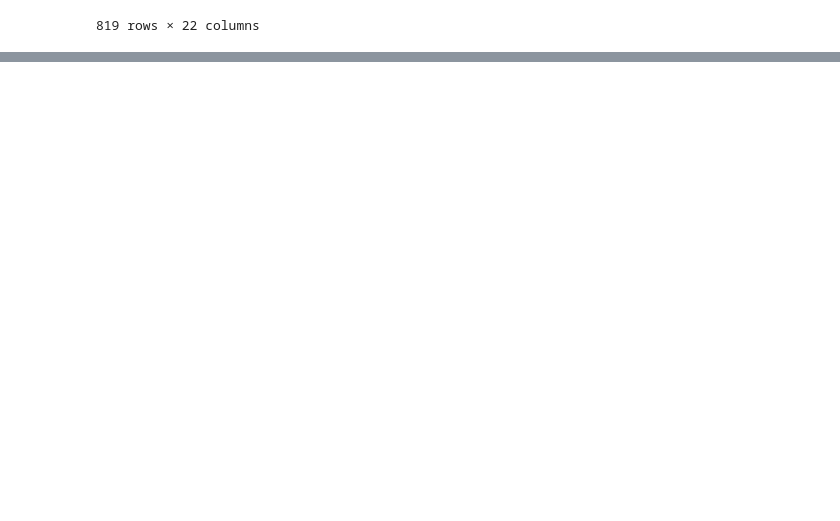
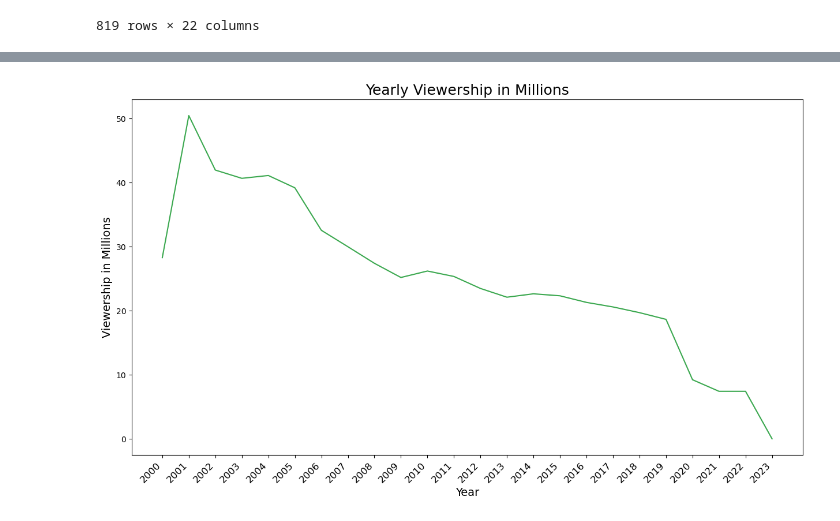
Before and after one commit to Erica-Exotica/DA8-capstone, a Jupyter notebook: notebook/CapstoneV2.ipynb, the cells around one changed output, grey strips where cells are left out. Saved outputs shown, nothing was run; the diff lists cells and outputs as text; code cells hidden in the pictures; blank space fills up the shorter version.

Commit message:
line graph

```diff
--- a/notebook/CapstoneV2.ipynb
+++ b/notebook/CapstoneV2.ipynb
@@ -89,6 +89,8 @@ seasons_df
 tables = soup.find_all('table', attrs={'class': 'wikitable'})
 second_table = tables[2]
 ratings_df = pd.read_html(str(second_table))[0]
+ratings_df = pd.DataFrame(ratings_df)
+ratings_df = ratings_df.reset_index(drop=True)
 ratings_df
 # %% [output]
 |  | Season | Timeslot (ET)[e] | Premiered |  | Ended |  | ... |
@@ -111,0 +151,8 @@ ratings_df
+# %%
+ratings_df['Premiered Date'] = ratings_df['Premiered Date'].str.replace(r'\[\d+\]', '')
+ratings_df['Ended Date'] = ratings_df['Ended Date'].str.replace(r'\[\d+\]', '')
+ratings_df['Viewers (in millions)'] = ratings_df['Viewers (in millions)'].str.replace(r'\[\d+\]', '')
+ratings_df['Premiere viewers (in millions)'] = ratings_df['Premiere viewers (in millions)'].str.replace(r'\[\d+\]', '')
+ratings_df['Premiere viewers (in millions)'] = ratings_df['Premiere viewers (in millions)'].str.replace(r'\[f\]', '')
+ratings_df['Year'] = ratings_df['Premiered Date'].str.split(', ').str[-1]
+ratings_df
@@ -3043,0 +3112,3 @@ plt.show()
+# %%
+ratings_df.info()
+ratings_df['Viewers (in millions)'] = ratings_df['Viewers (in millions)'].astype(float)
@@ -3043,0 +3134,8 @@ plt.show()
+# %%
+#viewership_by_year = ratings_df['Year'].groupby('Premiere viewers (in millions)').size()
+#viewership_by_year = ratings_df.groupby('Year').size()
+viewership_by_year = ratings_df.groupby('Year')['Viewers (in millions)'].sum()
+#viewership_by_year = pd.DataFrame(viewership_by_year)
+viewership_by_year = pd.DataFrame({'Year': viewership_by_year.index, 'Viewers (in millions)': viewership_by_year.values})
+#viewership_by_year.columns = ['Year', 'Viewers (in millions)']
+viewership_by_year
@@ -3043,0 +3160,12 @@ plt.show()
+# %%
+plt.figure(figsize=(15,8))
+plt.plot(viewership_by_year['Year'], viewership_by_year['Viewers (in millions)'], color='#3ba84f')
+
+plt.xlabel('Year', fontsize=14)
+plt.ylabel('Viewership in Millions', fontsize=14)
+plt.title('Yearly Viewership in Millions', fontsize=18)
+plt.xticks(rotation=45, ha= 'right', fontsize=12)
+
+plt.show()
+# %% [output]
+[figure, added]
```
Also changed, not shown: parts of 76 cells of this notebook.
